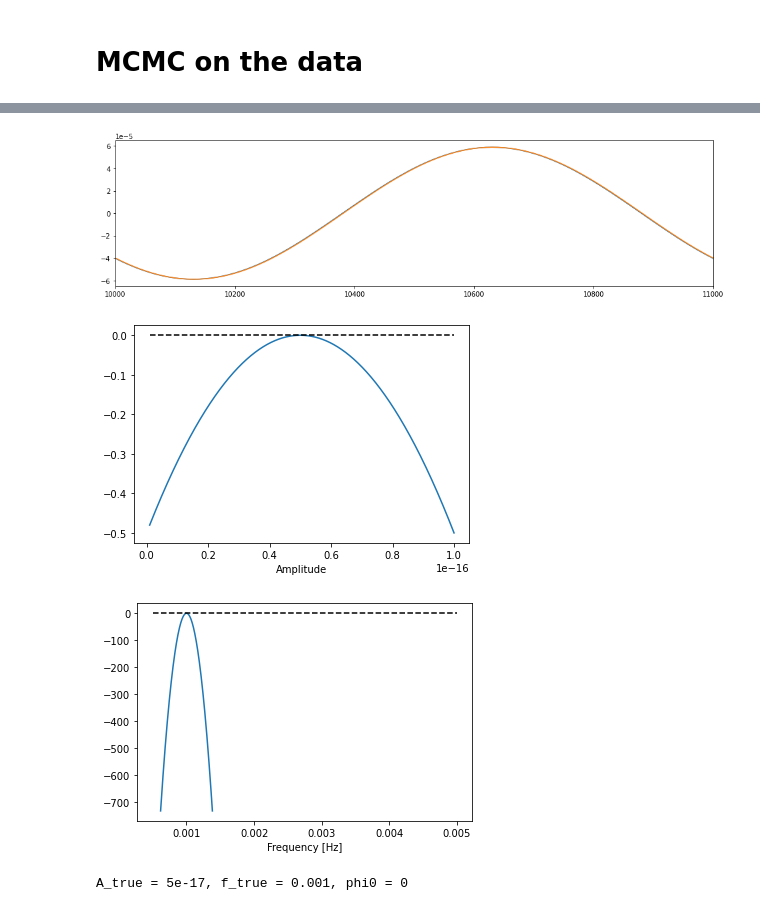
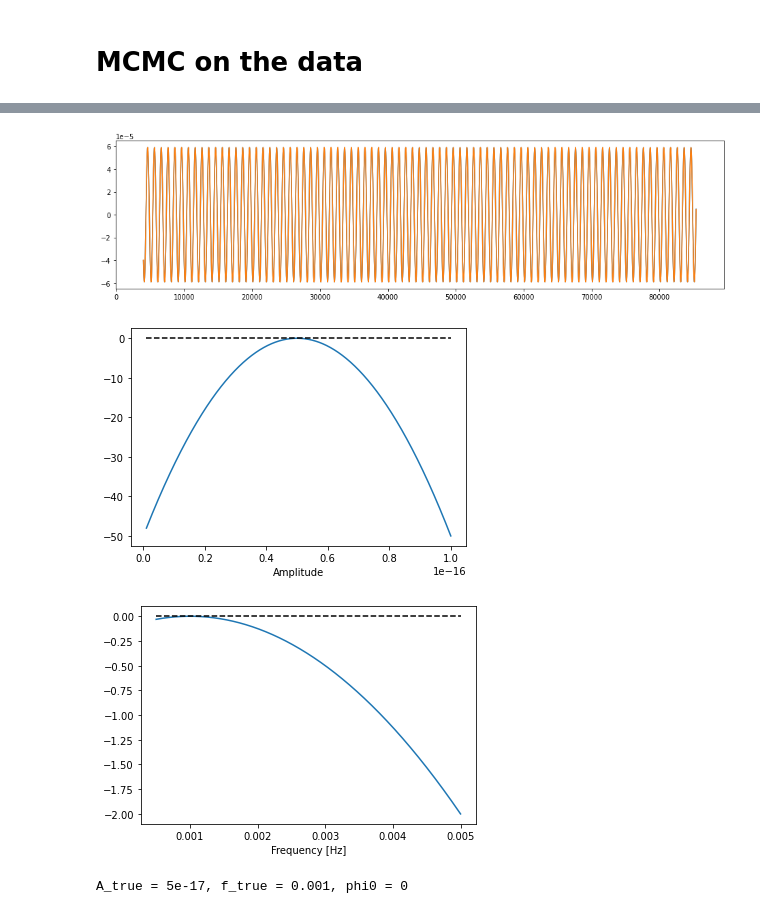
Before and after one commit to BartOuwehand/MP1_LISA, a Jupyter notebook: MCMC_parameter_fit_nophi0.ipynb, the cells around one changed output, grey strips where cells are left out. Saved outputs shown, nothing was run; the diff lists cells and outputs as text; code cells hidden in the pictures.

Commit message:
Altered gaussian to not be normalised and boxprior for amplitude

```diff
--- a/MCMC_parameter_fit_nophi0.ipynb
+++ b/MCMC_parameter_fit_nophi0.ipynb
@@ -50,8 +50,8 @@ phi0_true = 0
 
 
 # Turn on/off binary creation & instrument simulation
-create_new_binary = True
-run_new_simulation = True
+create_new_binary = False
+run_new_simulation = False
 # %% [output]
 fs = 0.1 Hz,  orbit_duration = 1500.0 d
 # %%
@@ -289,17 +282,16 @@ def model(st,sA, Amp, f_gw, phi0 = -0.4, t0=orbits_t0+10, gw_beta=0,gw_lambda=0)
 # %%
 script_time0 = time.time()
 
-phi0_values = []
-test = model(fsdata[0],fsdata[1],Amp_true,f_true)
+test = model(fsdata[0],fsdata[1],Amp_true,f_true,-0.4)
 
 script_time1 = time.time() - script_time0
 print ("Time elapsed = {:.2f}".format(script_time1))
-print (phi0_values)
+
 
 plt.figure(figsize=(16,4))
 plt.plot(fsdata[0],fsdata[1])
 plt.plot(test[0],test[1])
-plt.xlim(1e4,1.1e4)
+# plt.xlim(1e4,1.1e4)
 plt.plot()
 print (fsdata.shape)
 print (test.shape)
@@ -309,6 +300,6 @@ Time elapsed = 0.16
 (4, 8140)
 (2, 8140)
-[figure, old version]
+[figure, new version]
 # %%
 # Plot of time it takes to run one simulation without noise
 
@@ -342,11 +333,11 @@ theta_true = np.array([Amp_true,f_true])
 # Coding gaussian prior
 def gauss_prior(arr, sig, mu):
     gauss = np.exp(-((arr-mu)**2)/(2*(sig**2)))
-    return np.log(gauss)
+    return np.log(gauss)#/(np.sqrt(2*np.pi*(sig)**2))) so gaussian is not normalised so peak is at 1 (log peak at 0)
 
 # Setting up the priors is [observed quantity, percentage-error in quantity]
 obs_q = [Amp_guess,f_guess]
-obs_qe = [1,0.01]
+obs_qe = [0.10,2]
 
 # Plotting amplitude and frequency prior to see if all went well
 for i, xlab in zip([0,1],["Amplitude","Frequency [Hz]"]):
@@ -371,7 +362,11 @@ def lnprior(theta):
     """
     Amp, f= theta
 
-    return gauss_prior(Amp, obs_q[0]*obs_qe[0], obs_q[0]) + gauss_prior(f, obs_q[1]*obs_qe[1],obs_q[1])
+    if 1e-18 < Amp < 1e-14:
+        return gauss_prior(f, obs_q[1]*obs_qe[1],obs_q[1])
+    return -np.inf
+
+    # return gauss_prior(Amp, obs_q[0]*obs_qe[0], obs_q[0]) + gauss_prior(f, obs_q[1]*obs_qe[1],obs_q[1])
 
 def lnprob(theta, t, y):
     """
@@ -382,7 +377,7 @@ def lnprob(theta, t, y):
         return -np.inf
     return lp+lnL(theta, t, y)
 # %% [output]
-[figure, old version]
+[figure, new version]
-[figure, old version]
+[figure, new version]
 # %%
 # Set up the properties of the problem.
```
Also changed, not shown: parts of 15 cells of this notebook.
